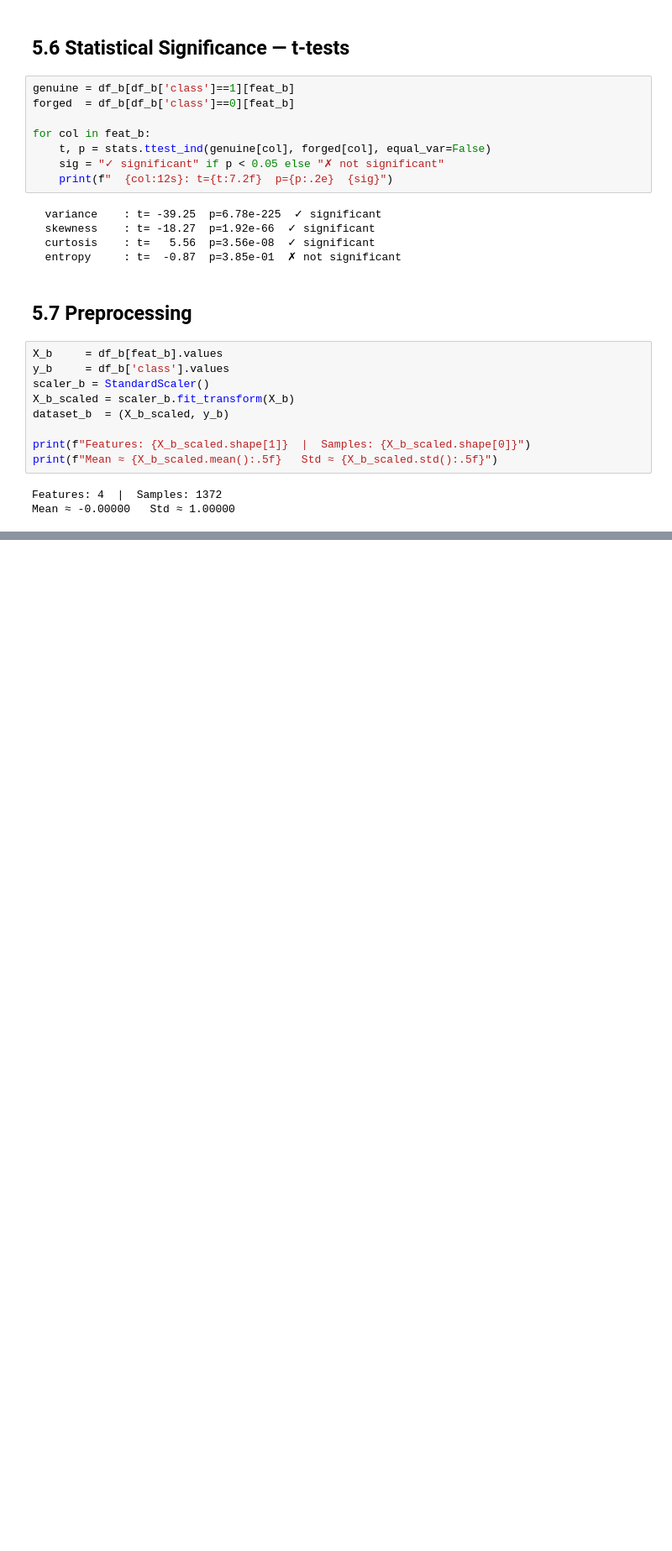
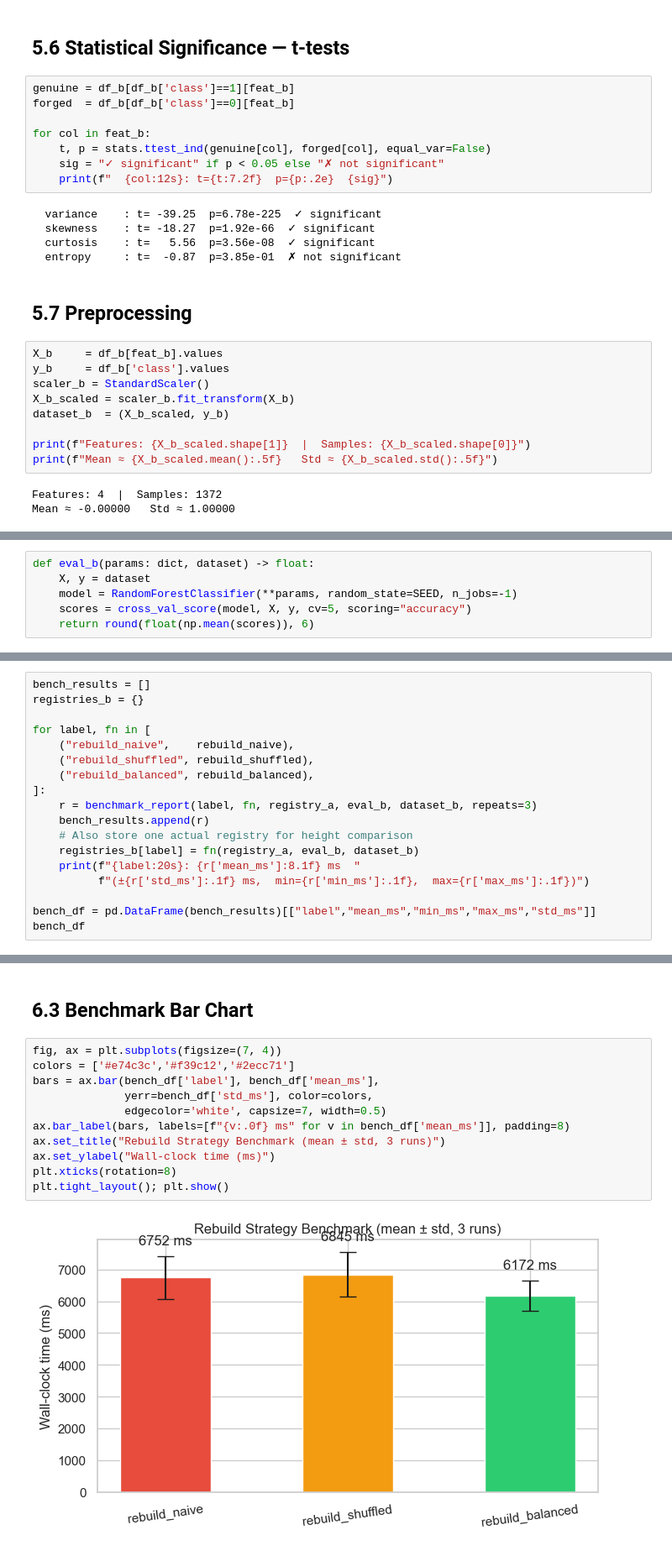
Before and after one commit to ArmanAhmed00/BST-Backed-Hyperparameter-Optimiser-with-Transfer-Analysis, a Jupyter notebook: capstone_project/notebook/capstone.ipynb, the cells around one changed output, grey strips where cells are left out. Shown at 84% size. Cells and saved outputs as stored; diff of their text form; blank space fills up the shorter version.

```diff
--- a/capstone_project/notebook/capstone.ipynb
+++ b/capstone_project/notebook/capstone.ipynb
@@ -863,0 +876,6 @@ Mean ≈ -0.00000   Std ≈ 1.00000
+# %%
+def eval_b(params: dict, dataset) -> float:
+    X, y = dataset
+    model = RandomForestClassifier(**params, random_state=SEED, n_jobs=-1)
+    scores = cross_val_score(model, X, y, cv=5, scoring="accuracy")
+    return round(float(np.mean(scores)), 6)
@@ -863,0 +884,18 @@ Mean ≈ -0.00000   Std ≈ 1.00000
+# %%
+bench_results = []
+registries_b = {}
+
+for label, fn in [
+    ("rebuild_naive",    rebuild_naive),
+    ("rebuild_shuffled", rebuild_shuffled),
+    ("rebuild_balanced", rebuild_balanced),
+]:
+    r = benchmark_report(label, fn, registry_a, eval_b, dataset_b, repeats=3)
+    bench_results.append(r)
+    # Also store one actual registry for height comparison
+    registries_b[label] = fn(registry_a, eval_b, dataset_b)
+    print(f"{label:20s}: {r['mean_ms']:8.1f} ms  "
+          f"(±{r['std_ms']:.1f} ms,  min={r['min_ms']:.1f},  max={r['max_ms']:.1f})")
+
+bench_df = pd.DataFrame(bench_results)[["label","mean_ms","min_ms","max_ms","std_ms"]]
+bench_df
@@ -863,0 +910,15 @@ Mean ≈ -0.00000   Std ≈ 1.00000
+# %% [markdown]
+## 6.3 Benchmark Bar Chart
+# %%
+fig, ax = plt.subplots(figsize=(7, 4))
+colors = ['#e74c3c','#f39c12','#2ecc71']
+bars = ax.bar(bench_df['label'], bench_df['mean_ms'],
+              yerr=bench_df['std_ms'], color=colors,
+              edgecolor='white', capsize=7, width=0.5)
+ax.bar_label(bars, labels=[f"{v:.0f} ms" for v in bench_df['mean_ms']], padding=8)
+ax.set_title("Rebuild Strategy Benchmark (mean ± std, 3 runs)")
+ax.set_ylabel("Wall-clock time (ms)")
+plt.xticks(rotation=8)
+plt.tight_layout(); plt.show()
+# %% [output]
+[figure, added]
```
Also changed, not shown: parts of 36 cells of this notebook, 5 other files.
